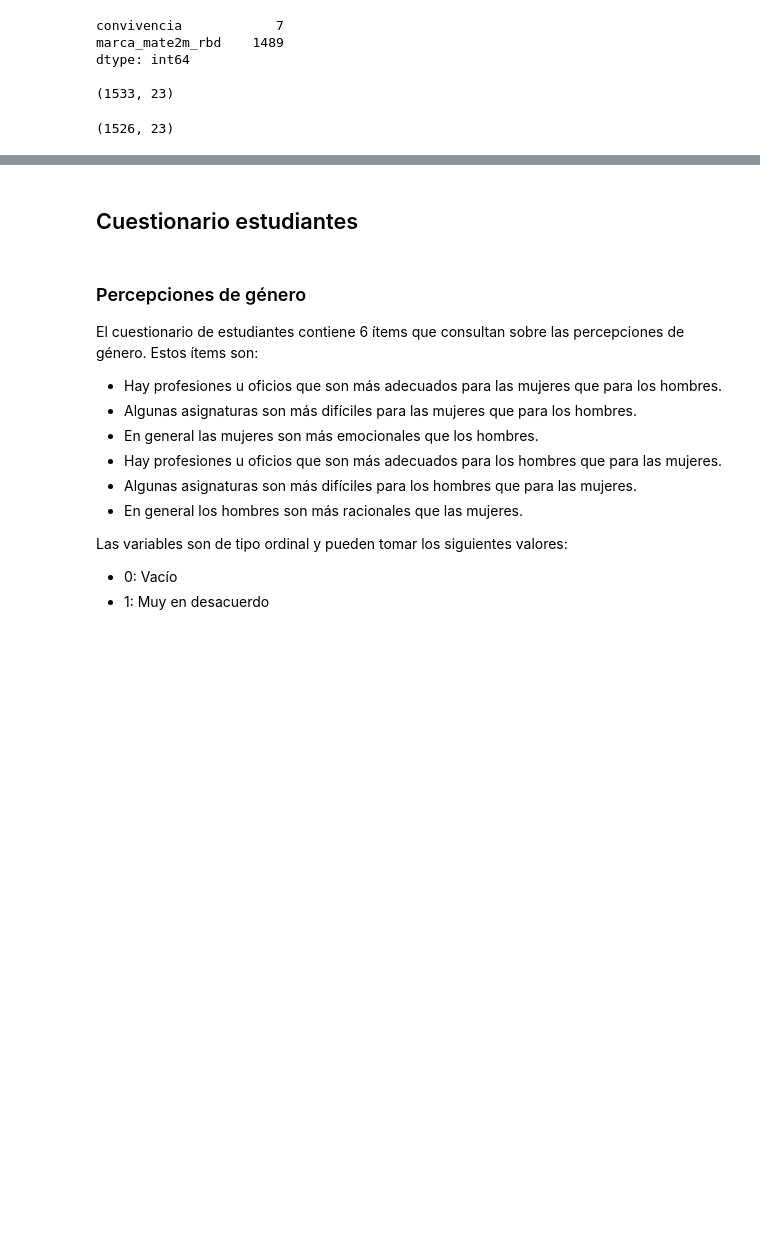
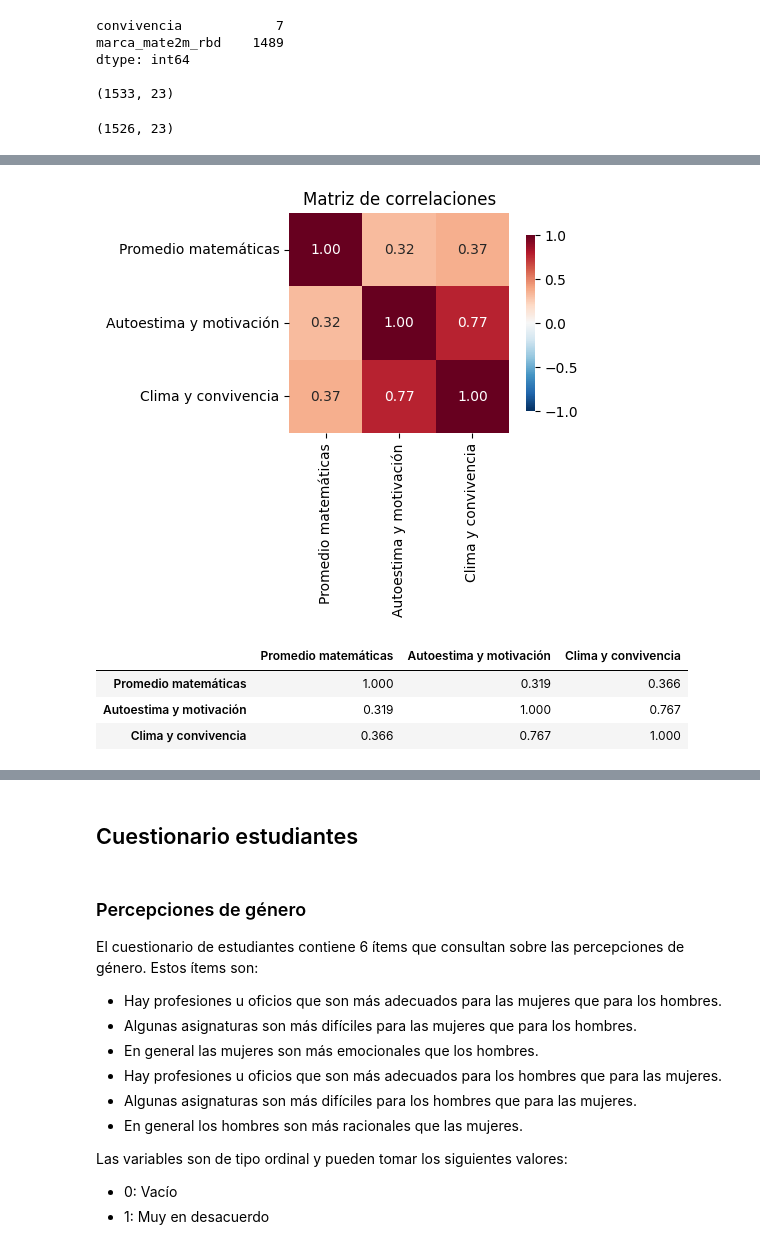
Before and after one commit to vcanalesg/dcc_taller_proyecto_g4, a Jupyter notebook: EDAyPreprocesamiento_01.ipynb, the cells around one changed output, grey strips where cells are left out. Drawn from its saved outputs; the diff is of its cells as text; code cells hidden in the pictures; blank space fills up the shorter version.

```diff
--- a/EDAyPreprocesamiento_01.ipynb
+++ b/EDAyPreprocesamiento_01.ipynb
@@ -467,0 +494,22 @@ plt.tight_layout(); plt.show()
+# %%
+vars_sel = ["prom_mate2m_rbd", "autoestima_motiv", "convivencia"]
+etiquetas = {"prom_mate2m_rbd": "Promedio matemáticas",
+             "autoestima_motiv": "Autoestima y motivación",
+             "convivencia": "Clima y convivencia"}
+
+# 1) Matriz de correlaciones
+corr = base[vars_sel].corr().rename(index=etiquetas, columns=etiquetas)
+
+fig, ax = plt.subplots(figsize=(5.5, 4.5))
+sns.heatmap(corr, annot=True, fmt=".2f", cmap="RdBu_r", center=0, vmin=-1, vmax=1,
+            square=True, cbar_kws={"shrink": .8}, ax=ax)
+ax.set_title("Matriz de correlaciones")
+plt.tight_layout(); plt.show()
+
+corr.round(3)
+# %% [output]
+[figure, added]
+|  | Promedio matemáticas | Autoestima y motivación | Clima y convivencia |
+| Promedio matemáticas | 1.000 | 0.319 | 0.366 |
+| Autoestima y motivación | 0.319 | 1.000 | 0.767 |
+| Clima y convivencia | 0.366 | 0.767 | 1.000 |
```
Also changed, not shown: parts of 9 cells of this notebook.
